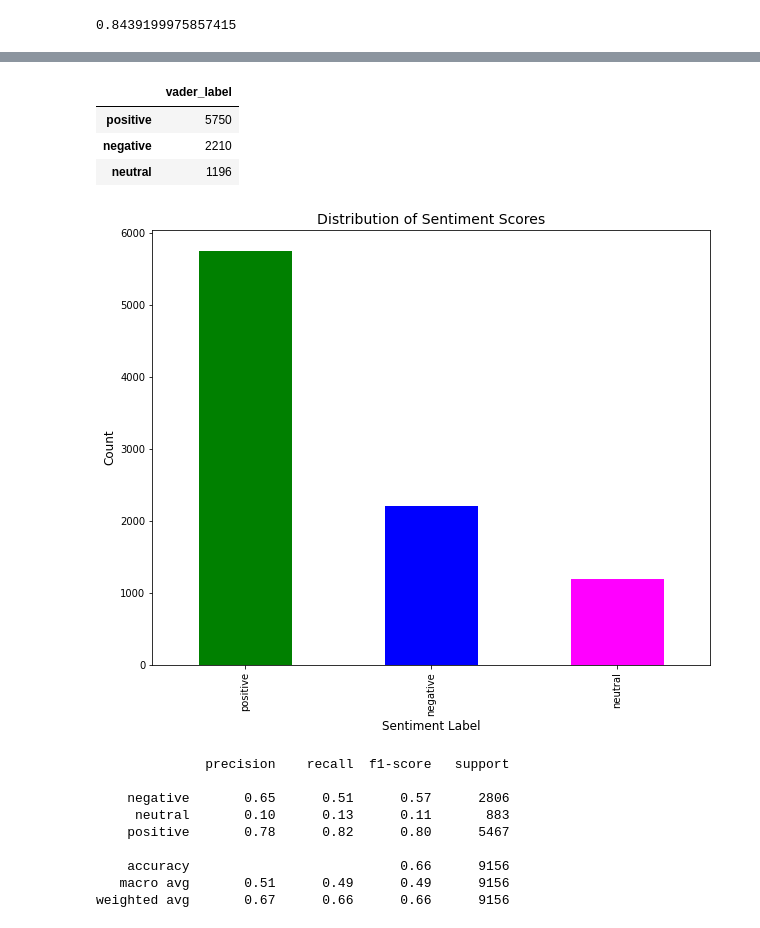
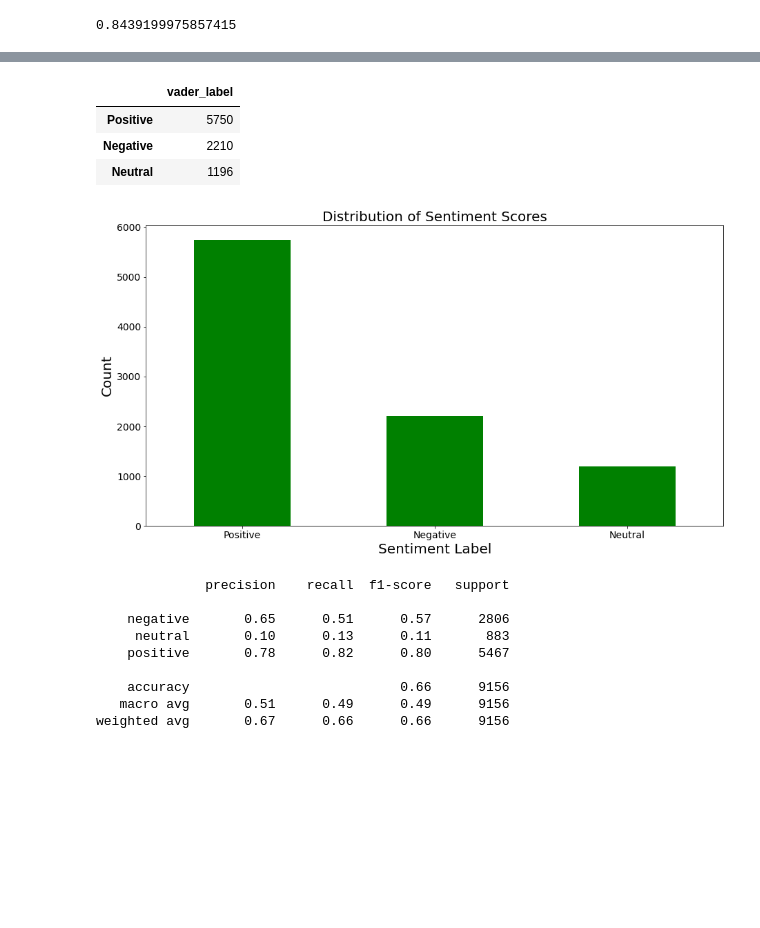
Before and after one commit to Mercy-Njambi/Mobile-Phone-Sentiment-Analysis, a Jupyter notebook: Mobile_Phone_Sentiment_Analysis.ipynb, the cells around one changed output, grey strips where cells are left out. Cells and saved outputs as stored; diff of their text form; code cells hidden in the pictures; blank space fills up the shorter version.

Commit message:
Modelling

```diff
--- a/Mobile_Phone_Sentiment_Analysis.ipynb
+++ b/Mobile_Phone_Sentiment_Analysis.ipynb
@@ -1093,5 +1073,0 @@ roc_auc_score(y_val, y_val_score_xgb, multi_class='ovr', average='weighted')
-# %%
-df["id"] = df.index + 1
-df = df.reindex(columns=['id', 'Model_Type', 'Brand', 'Price', 'Review Date',
-                         'Rating', 'Review Title', 'Review', 'ratings_sentiment'])
-df.drop("Review Date", axis=1, inplace=True)
@@ -1176,5 +1095,6 @@ analyzer = SentimentIntensityAnalyzer()
 # %%
-# scores for the review title column
-# df["scores_title"] = df["Review Title"].apply(lambda review : analyzer.polarity_scores(review))
-# df["compound_title"] = df["scores_title"].apply(lambda score_dict :score_dict["compound"])
-# df["vader_label_title"] = df["compound_title"].apply(lambda c : "positive" if c >= 0.05 else "negative" if c <= -0.05 else "neutral")
+#Classifying the the reviews using vader
+
+X["scores"] = X["Review"].apply(lambda review : analyzer.polarity_scores(review))
+X["compound"] = X["scores"].apply(lambda score_dict :score_dict["compound"])
+X["vader_label"] = X["compound"].apply(lambda c : "Positive" if c >= 0.05 else "Negative" if c <= -0.05 else "Neutral")
@@ -1228,24 +1101,21 @@ X = df.drop('ratings_sentiment', axis=1)
-# %%
-X["scores"] = X["Review"].apply(lambda review : analyzer.polarity_scores(review))
-X["compound"] = X["scores"].apply(lambda score_dict :score_dict["compound"])
-X["vader_label"] = X["compound"].apply(lambda c : "positive" if c >= 0.05 else "negative" if c <= -0.05 else "neutral")
 # %%
 # Exploring the unique elements in label column
 X["vader_label"].value_counts().to_frame()
 # %% [output]
 |  | vader_label |
-| positive | 5750 |
-| negative | 2210 |
-| neutral | 1196 |
+| Positive | 5750 |
+| Negative | 2210 |
+| Neutral | 1196 |
 # %%
 # plotting distribution of sentiment scores
-colors = ['green', 'blue', 'magenta']
-X["vader_label"].value_counts().plot(kind="bar", color = colors, figsize=(10, 8))
-plt.xlabel("Sentiment Label", size=12)
-plt.ylabel("Count", size=12)
-plt.title("Distribution of Sentiment Scores", size=14);
+X["vader_label"].value_counts().plot(kind="bar", color = 'green', figsize=(15, 8))
+plt.xlabel("Sentiment Label", fontsize=20)
+plt.xticks(rotation = 0,fontsize = 14)
+plt.yticks(fontsize = 14)
+plt.ylabel("Count", fontsize=20)
+plt.title("Distribution of Sentiment Scores", fontsize=20);
 # %% [output]
-[figure, old version]
+[figure, new version]
 # %%
 print(classification_report(y, X['vader_label']))
 # %% [output]
```
Also changed, not shown: parts of 52 cells of this notebook.
